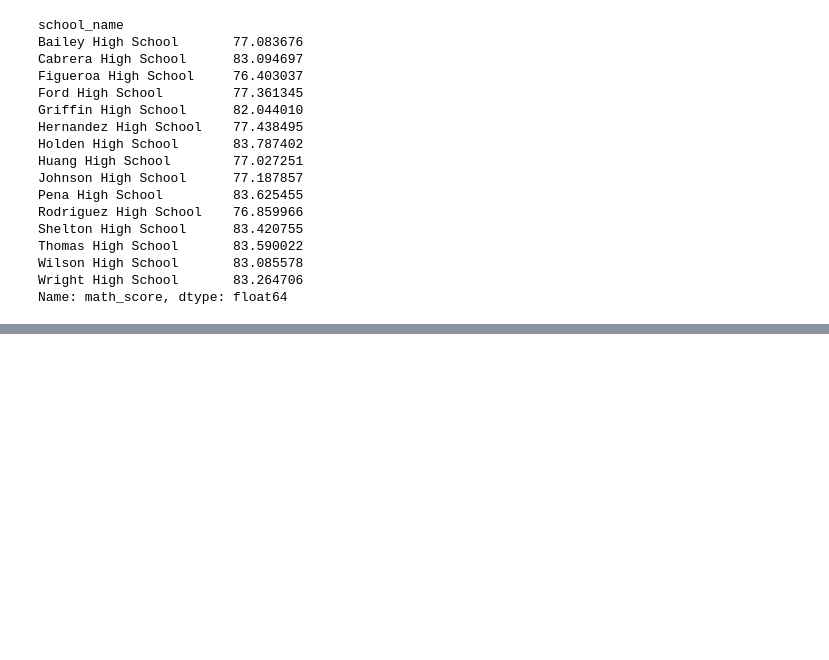
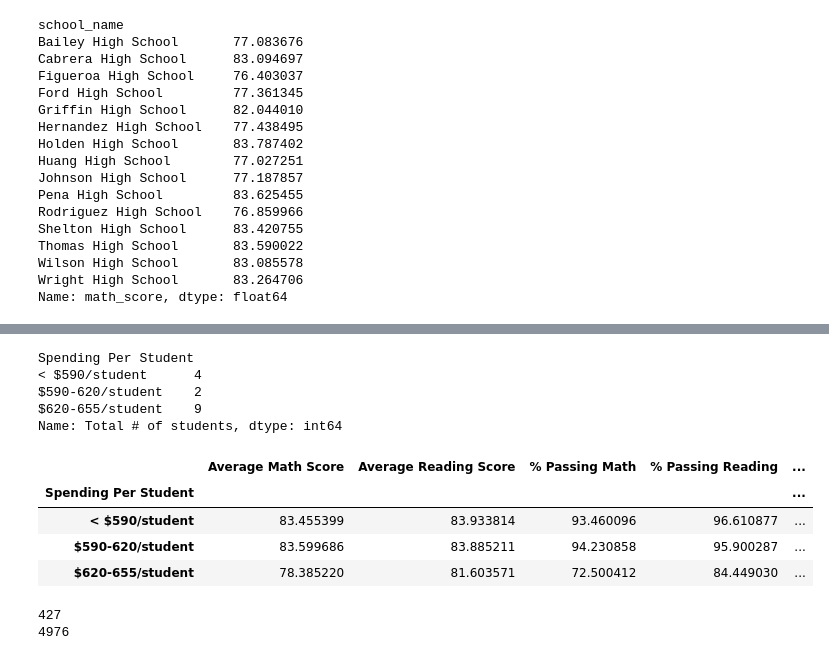
Before and after one commit to tanazimmer/Pandas-Challenge, a Jupyter notebook: PyCitySchools/pycityschools.ipynb, the cells around one changed output, grey strips where cells are left out. Cells and saved outputs as stored; diff of their text form; code cells hidden in the pictures; blank space fills up the shorter version.

```diff
--- a/PyCitySchools/pycityschools.ipynb
+++ b/PyCitySchools/pycityschools.ipynb
@@ -105,9 +105,7 @@ Name: Student ID, dtype: int64
 school_budget = school_data.set_index(['school_name'])['budget']
 print(school_budget)
 #Per student budget
-#student_budget = school_data.set_index('school_name')['budget']/school_data.set_index('school_name')['size']
-
-per_school_capita = school_budget / total_students
+student_budget = school_budget / total_students
 
 print(student_budget)
 # %% [output]
@@ -318,0 +303,10 @@ dtype: float64
+# %%
+# Scores by school spending
+# Create a table that breaks down school performances based on average Spending Ranges (Per Student). Use 4 reasonable bins to group school spending. Include in the table each of the following:
+
+spending_bins = [0, 590, 620, 660]
+spending_group = ["< $590/student", "$590-620/student", "$620-655/student"]
+
+
+school_summary['Spending Per Student'] = pd.cut(school_summary['Per Student Budget'], spending_bins, labels=spending_group)
+school_summary
@@ -319 +330,32 @@ dtype: float64
+# %%
+summary_byspending = school_summary.groupby("Spending Per Student")
+print(summary_byspending['Total # of students'].count())
+
+# Average Math Score
+
+# Average Reading Score
+
+# % Passing Math
+
+# % Passing Reading
+
+# Overall Passing Rate (Average of the above two)
+summary_byspending[['Average Math Score', 'Average Reading Score', '% Passing Math', '% Passing Reading', '% Passing Overall']].mean()
+# %% [output]
+Spending Per Student
+< $590/student      4
+$590-620/student    2
+$620-655/student    9
+Name: Total # of students, dtype: int64
+|  | Average Math Score | Average Reading Score | % Passing Math | % Passing Reading | ... |
+| Spending Per Student |  |  |  |  | ... |
+| < $590/student | 83.455399 | 83.933814 | 93.460096 | 96.610877 | ... |
+| $590-620/student | 83.599686 | 83.885211 | 94.230858 | 95.900287 | ... |
+| $620-655/student | 78.385220 | 81.603571 | 72.500412 | 84.449030 | ... |
+# %%
+print(min(total_students))
+print(max(total_students))
+# %% [output]
+427
+4976
 # %%
```
Also changed, not shown: parts of 6 cells of this notebook.
